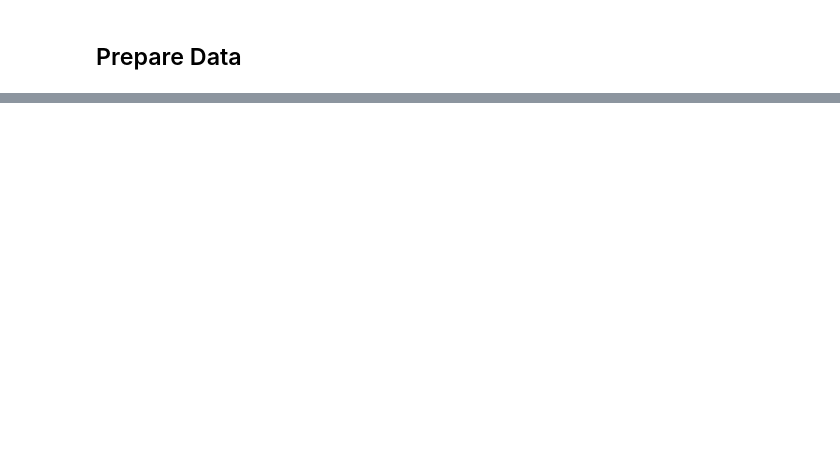
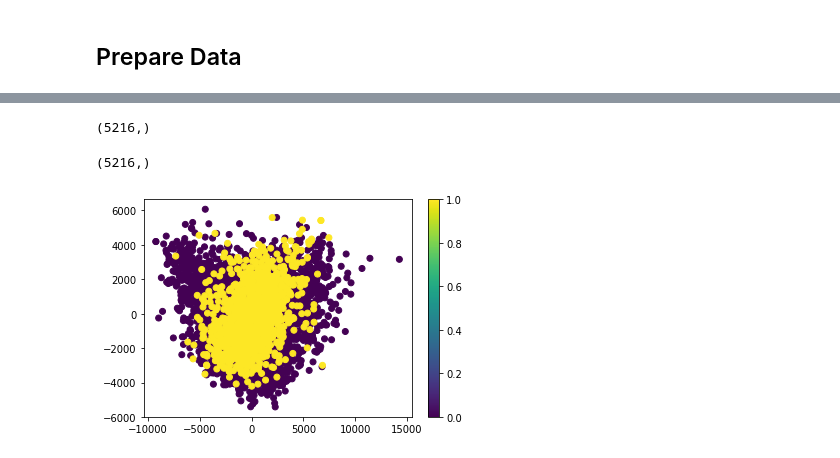
Before and after one commit to mvered/m508, a Jupyter notebook: basic-classifers.ipynb, the cells around one changed output, grey strips where cells are left out. Drawn from its saved outputs; the diff is of its cells as text; code cells hidden in the pictures; blank space fills up the shorter version.

Commit message:
data processing and PCA

```diff
--- a/basic-classifers.ipynb
+++ b/basic-classifers.ipynb
@@ -42,2 +46,0 @@ print('Total validation pneumonia lung images: ', numValP)
-# %%
-image = Image(filename='data/train/NORMAL/IM-0115-0001.jpeg')
@@ -65,0 +49,3 @@ data =
+# %%
+classes = ['PNEUMONIA','NORMAL'] # given by the data
+imageSize = 150  # based on typical image size in data, but a few images need to be resized
@@ -65,0 +107,5 @@ data =
+# %%
+# load in data
+train = getData('data/train/')
+test = getData('data/test')
+validation = getData('data/val')
@@ -65,0 +129,21 @@ data =
+# %%
+# fit PCA with only 2 components & show as scatter plot
+projection_xy = PCA(2).fit_transform(train['data'])
+# %%
+projection_xy[:,1].shape
+# %% [output]
+(5216,)
+# %%
+train['targetClasses'].shape
+# %% [output]
+(5216,)
+# %%
+# plot the first 2 principal components as scatter plot
+plt.scatter(projection_xy[:,0],
+            projection_xy[:,1],
+            c = train['targetClasses']
+           )
+plt.colorbar()
+plt.show()
+# %% [output]
+[figure, added]
```
Also changed, not shown: parts of 17 cells of this notebook.
